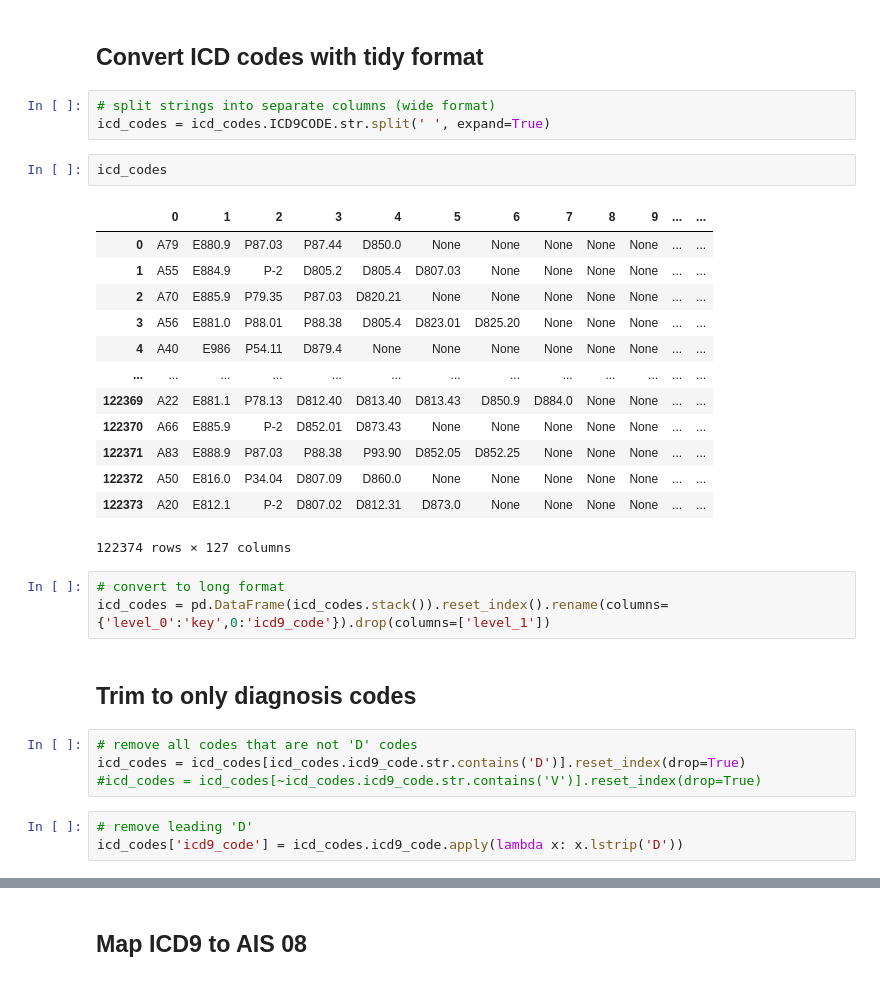
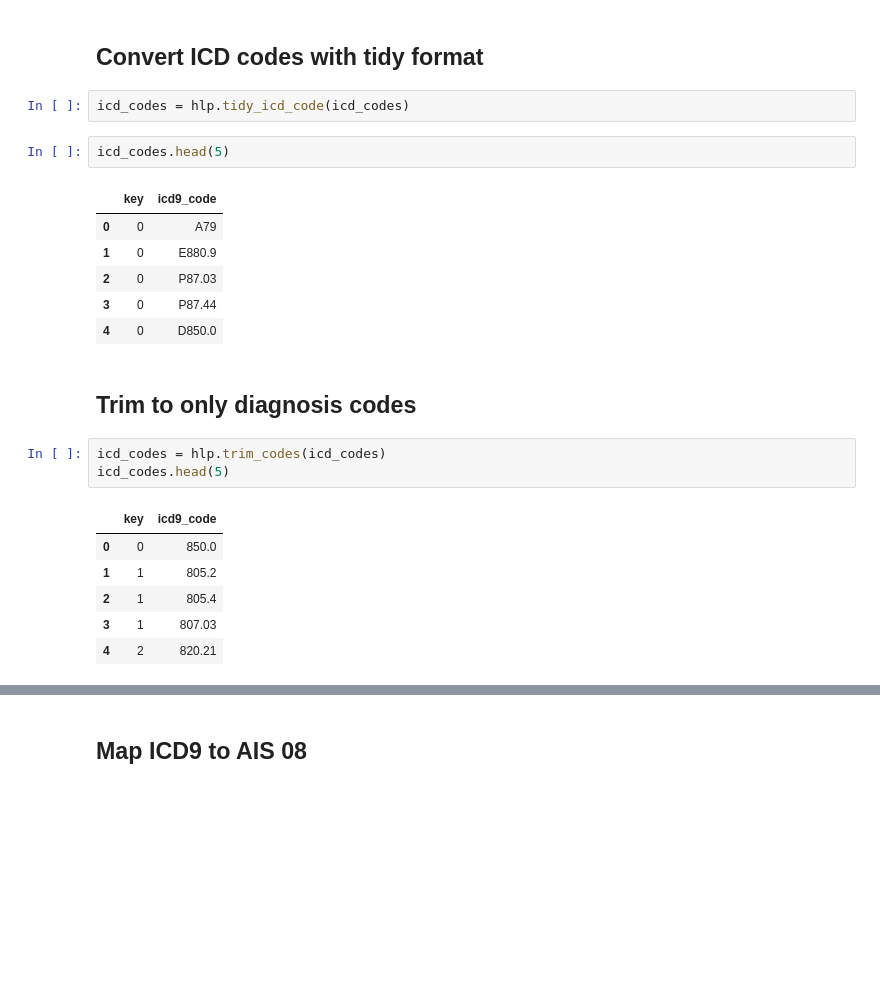
Before and after one commit to daniel-wu1/ICD-to-AIS-ML, a Jupyter notebook: Code/110-AAAM_map.ipynb, the cells around one changed output, grey strips where cells are left out. Saved outputs shown, nothing was run; the diff lists cells and outputs as text; blank space fills up the shorter version.

```diff
--- a/Code/110-AAAM_map.ipynb
+++ b/Code/110-AAAM_map.ipynb
@@ -51,37 +65,29 @@ aaam_map.head(5)
 | 4 | 800.02 | Closed fracture of vault of skull... | 2 | 1 | 1 | 110000.2 |
 # %% [markdown]
 ## Convert ICD codes with tidy format
-# %%
-# split strings into separate columns (wide format)
-icd_codes = icd_codes.ICD9CODE.str.split(' ', expand=True)
+# %%
+icd_codes = hlp.tidy_icd_code(icd_codes)
 # %%
-icd_codes
+icd_codes.head(5)
 # %% [output]
-|  | 0 | 1 | 2 | 3 | 4 | 5 | 6 | 7 | 8 | 9 | ... | ... |
-| 0 | A79 | E880.9 | P87.03 | P87.44 | D850.0 | None | None | None | None | None | ... | ... |
-| 1 | A55 | E884.9 | P-2 | D805.2 | D805.4 | D807.03 | None | None | None | None | ... | ... |
-| 2 | A70 | E885.9 | P79.35 | P87.03 | D820.21 | None | None | None | None | None | ... | ... |
-| 3 | A56 | E881.0 | P88.01 | P88.38 | D805.4 | D823.01 | D825.20 | None | None | None | ... | ... |
-| 4 | A40 | E986 | P54.11 | D879.4 | None | None | None | None | None | None | ... | ... |
-| ... | ... | ... | ... | ... | ... | ... | ... | ... | ... | ... | ... | ... |
-| 122369 | A22 | E881.1 | P78.13 | D812.40 | D813.40 | D813.43 | D850.9 | D884.0 | None | None | ... | ... |
-| 122370 | A66 | E885.9 | P-2 | D852.01 | D873.43 | None | None | None | None | None | ... | ... |
-| 122371 | A83 | E888.9 | P87.03 | P88.38 | P93.90 | D852.05 | D852.25 | None | None | None | ... | ... |
-| 122372 | A50 | E816.0 | P34.04 | D807.09 | D860.0 | None | None | None | None | None | ... | ... |
-| 122373 | A20 | E812.1 | P-2 | D807.02 | D812.31 | D873.0 | None | None | None | None | ... | ... |
+|  | key | icd9_code |
+| 0 | 0 | A79 |
+| 1 | 0 | E880.9 |
+| 2 | 0 | P87.03 |
+| 3 | 0 | P87.44 |
+| 4 | 0 | D850.0 |
-122374 rows × 127 columns
-# %%
-# convert to long format
-icd_codes = pd.DataFrame(icd_codes.stack()).reset_index().rename(columns={'level_0':'key',0:'icd9_code'}).drop(columns=['level_1'])
 # %% [markdown]
 ## Trim to only diagnosis codes
-# %%
-# remove all codes that are not 'D' codes
-icd_codes = icd_codes[icd_codes.icd9_code.str.contains('D')].reset_index(drop=True)
-#icd_codes = icd_codes[~icd_codes.icd9_code.str.contains('V')].reset_index(drop=True)
-# %%
-# remove leading 'D'
-icd_codes['icd9_code'] = icd_codes.icd9_code.apply(lambda x: x.lstrip('D'))
+# %%
+icd_codes = hlp.trim_codes(icd_codes)
+icd_codes.head(5)
+# %% [output]
+|  | key | icd9_code |
+| 0 | 0 | 850.0 |
+| 1 | 1 | 805.2 |
+| 2 | 1 | 805.4 |
+| 3 | 1 | 807.03 |
+| 4 | 2 | 820.21 |
 # %%
 len(icd_codes)
 # %% [output]
```
Also changed, not shown: parts of 23 cells of this notebook, 44 other files.
